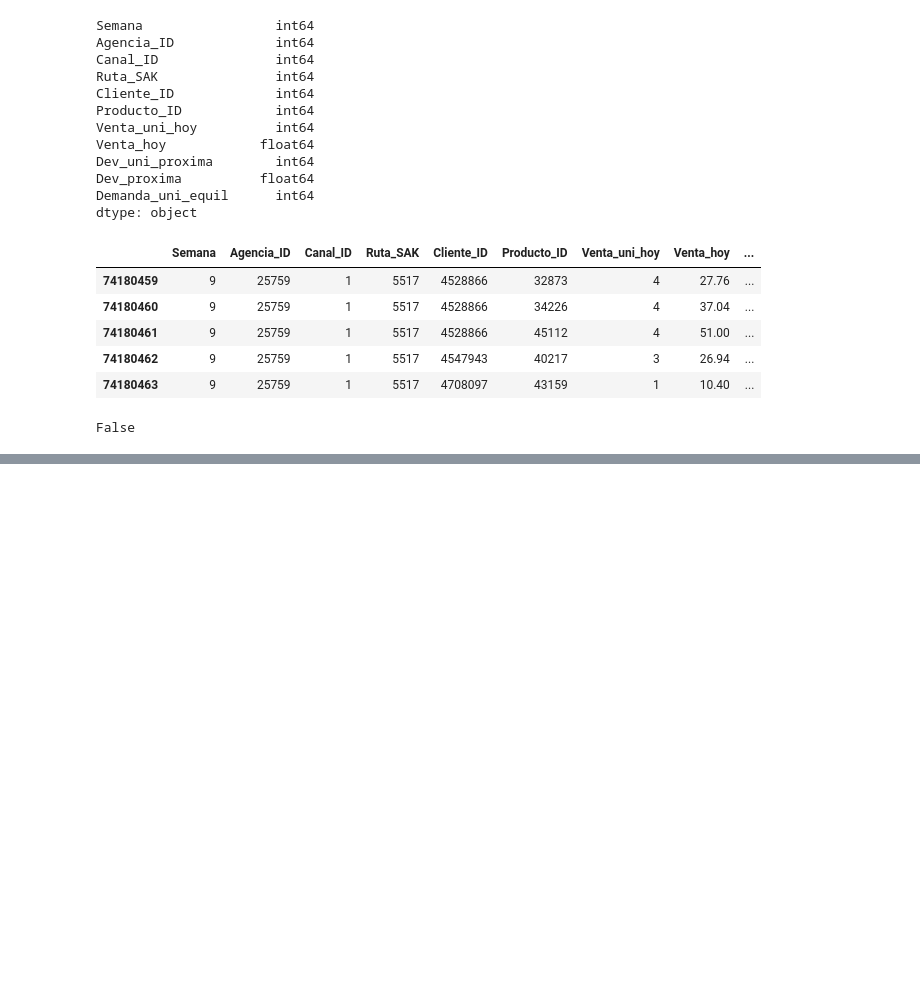
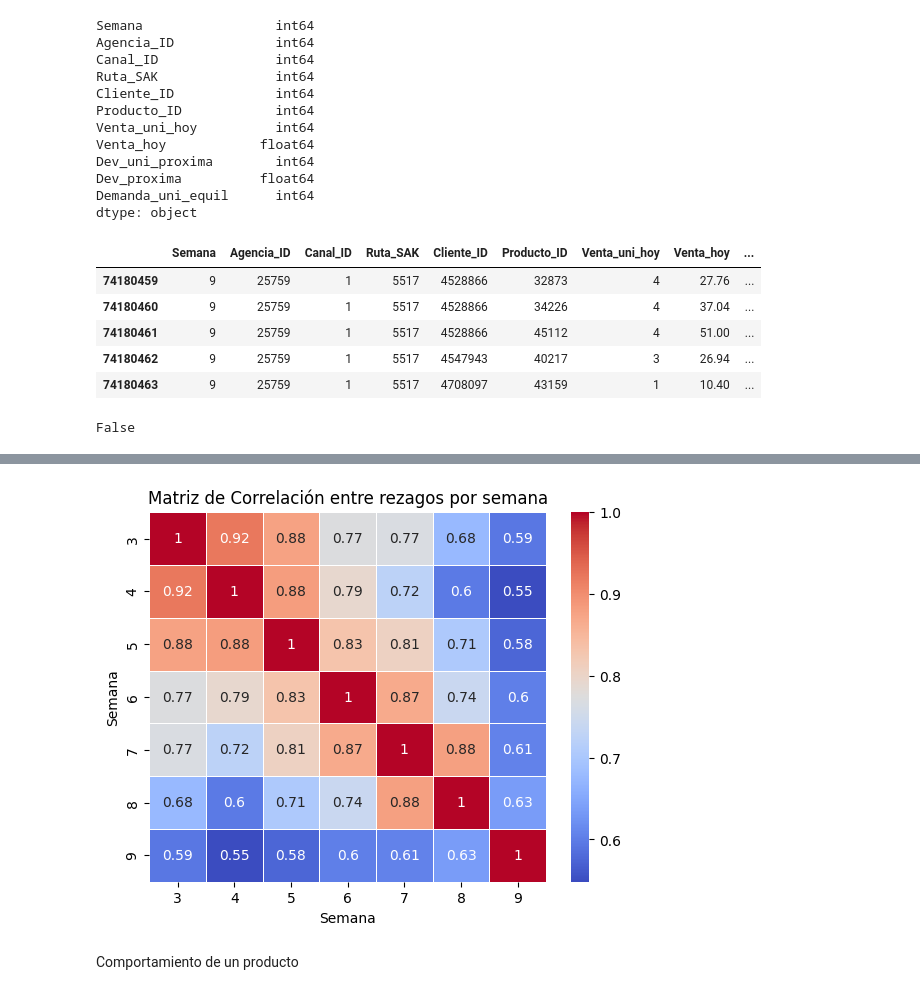
Before and after one commit to christiansakerb/Bimbo_Demanda-Inventario, a Jupyter notebook: Caso_inventario.ipynb, the cells around one changed output, grey strips where cells are left out. Cells and saved outputs as stored; diff of their text form; code cells hidden in the pictures; blank space fills up the shorter version.

Commit message:
Matriz de correlación

```diff
--- a/Caso_inventario.ipynb
+++ b/Caso_inventario.ipynb
@@ -47,0 +154,11 @@ False
+# %%
+Ventas_por_semana = pd.pivot_table(data=train,index='Producto_ID',columns='Semana')
+# %%
+correlaciones = Ventas_por_semana['Agencia_ID'].reset_index().drop(columns='Producto_ID').corr()
+sns.heatmap(correlaciones, annot=True, cmap='coolwarm', linewidths=0.5)
+plt.title('Matriz de Correlación entre rezagos por semana')
+plt.show()
+# %% [output]
+[figure, added]
+# %% [markdown]
+Comportamiento de un producto
```
Also changed, not shown: parts of 13 cells of this notebook.
